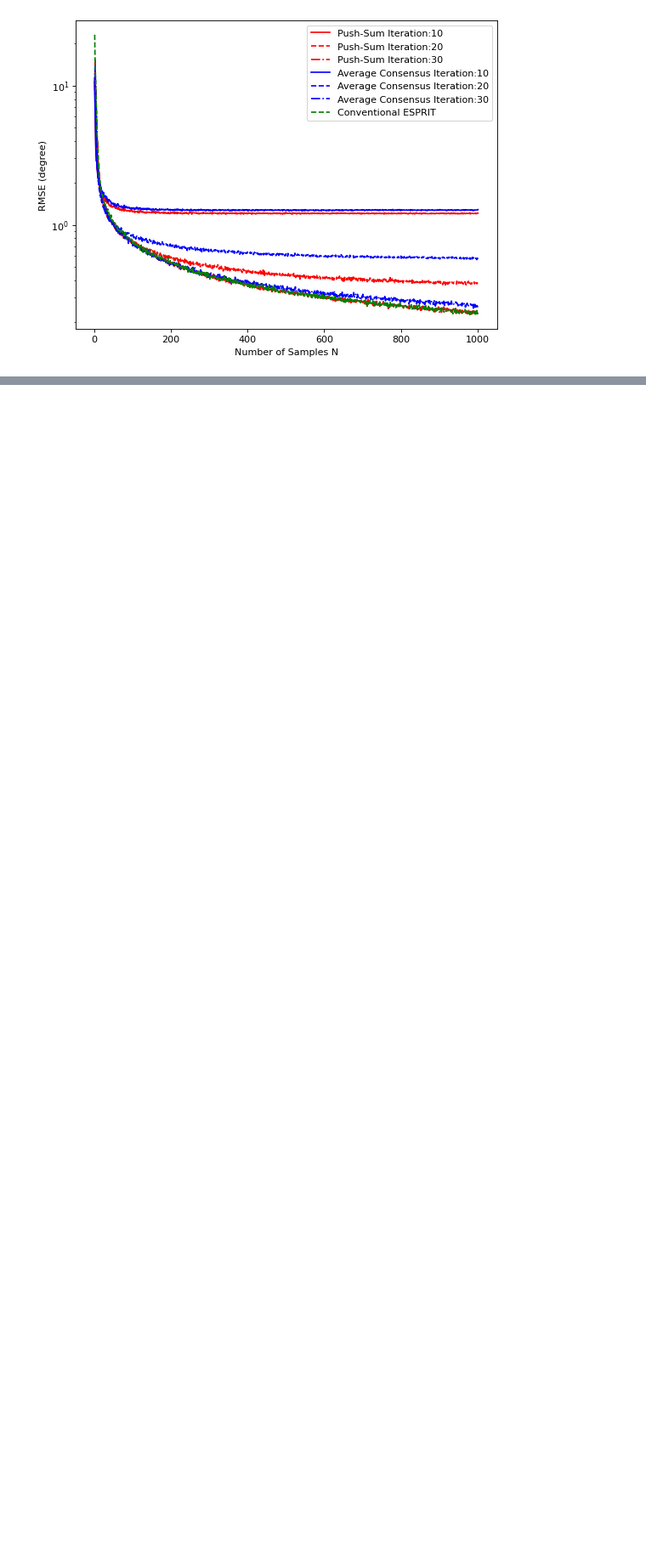
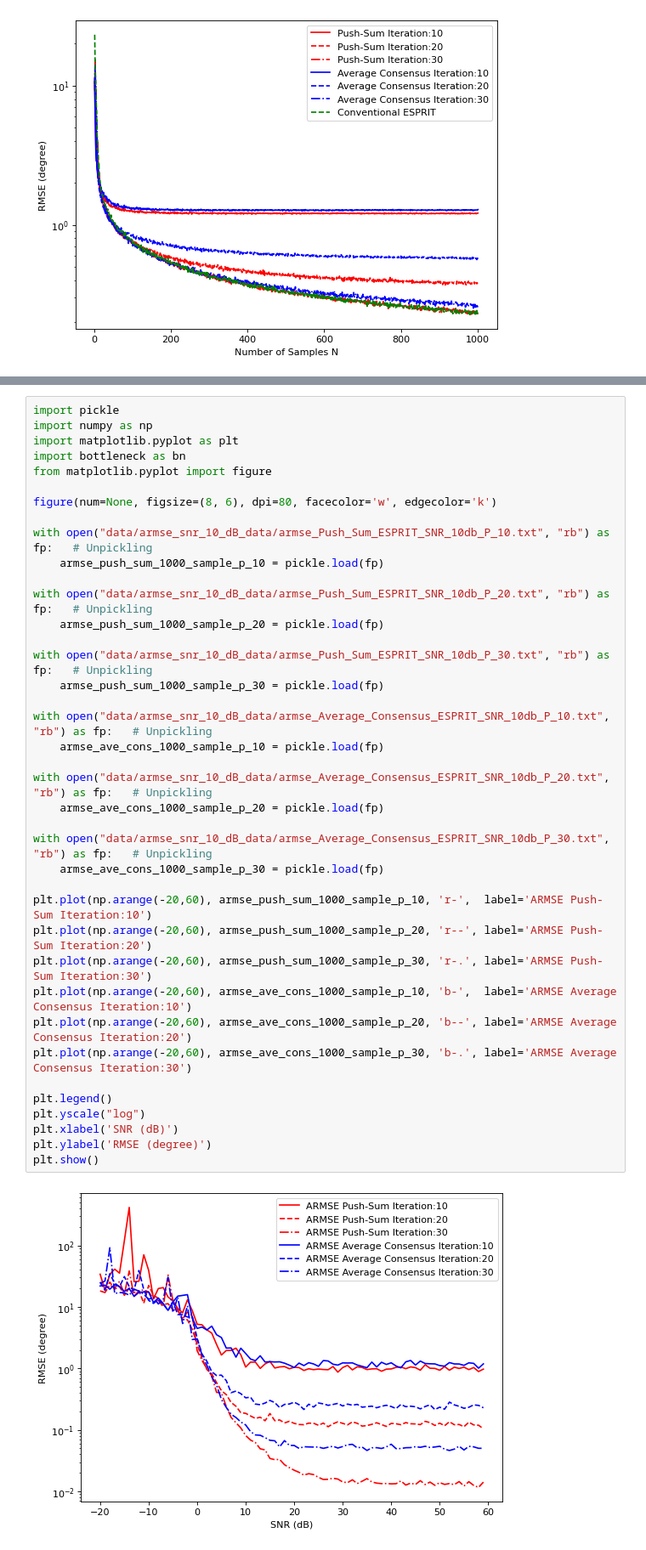
Before and after one commit to ozancakiroglu95/Decentralized-Esprit-Algorithm-Performance-Evaluation-using-Push-Sum-method, a Jupyter notebook: Plots_at_iteration_10_20_30.ipynb, the cells around one changed output, grey strips where cells are left out. Shown at 85% size. Drawn from its saved outputs; the diff is of its cells as text; blank space fills up the shorter version.

```diff
--- a/Plots_at_iteration_10_20_30.ipynb
+++ b/Plots_at_iteration_10_20_30.ipynb
@@ -91,0 +142,41 @@ plt.show()
+# %%
+import pickle
+import numpy as np
+import matplotlib.pyplot as plt
+import bottleneck as bn
+from matplotlib.pyplot import figure
+
+figure(num=None, figsize=(8, 6), dpi=80, facecolor='w', edgecolor='k')
+
+with open("data/armse_snr_10_dB_data/armse_Push_Sum_ESPRIT_SNR_10db_P_10.txt", "rb") as fp:   # Unpickling
+    armse_push_sum_1000_sample_p_10 = pickle.load(fp)
+
+with open("data/armse_snr_10_dB_data/armse_Push_Sum_ESPRIT_SNR_10db_P_20.txt", "rb") as fp:   # Unpickling
+    armse_push_sum_1000_sample_p_20 = pickle.load(fp)
+
+with open("data/armse_snr_10_dB_data/armse_Push_Sum_ESPRIT_SNR_10db_P_30.txt", "rb") as fp:   # Unpickling
+    armse_push_sum_1000_sample_p_30 = pickle.load(fp)
+
+with open("data/armse_snr_10_dB_data/armse_Average_Consensus_ESPRIT_SNR_10db_P_10.txt", "rb") as fp:   # Unpickling
+    armse_ave_cons_1000_sample_p_10 = pickle.load(fp)
+
+with open("data/armse_snr_10_dB_data/armse_Average_Consensus_ESPRIT_SNR_10db_P_20.txt", "rb") as fp:   # Unpickling
+    armse_ave_cons_1000_sample_p_20 = pickle.load(fp)
+
+with open("data/armse_snr_10_dB_data/armse_Average_Consensus_ESPRIT_SNR_10db_P_30.txt", "rb") as fp:   # Unpickling
+    armse_ave_cons_1000_sample_p_30 = pickle.load(fp)
+
+plt.plot(np.arange(-20,60), armse_push_sum_1000_sample_p_10, 'r-',  label='ARMSE Push-Sum Iteration:10')
+plt.plot(np.arange(-20,60), armse_push_sum_1000_sample_p_20, 'r--', label='ARMSE Push-Sum Iteration:20')
+plt.plot(np.arange(-20,60), armse_push_sum_1000_sample_p_30, 'r-.', label='ARMSE Push-Sum Iteration:30')
+plt.plot(np.arange(-20,60), armse_ave_cons_1000_sample_p_10, 'b-',  label='ARMSE Average Consensus Iteration:10')
+plt.plot(np.arange(-20,60), armse_ave_cons_1000_sample_p_20, 'b--', label='ARMSE Average Consensus Iteration:20')
+plt.plot(np.arange(-20,60), armse_ave_cons_1000_sample_p_30, 'b-.', label='ARMSE Average Consensus Iteration:30')
+
+plt.legend()
+plt.yscale("log")
+plt.xlabel('SNR (dB)')
+plt.ylabel('RMSE (degree)')
+plt.show()
+# %% [output]
+[figure, added]
```
Also changed, not shown: parts of 2 cells of this notebook, 17 other files.
